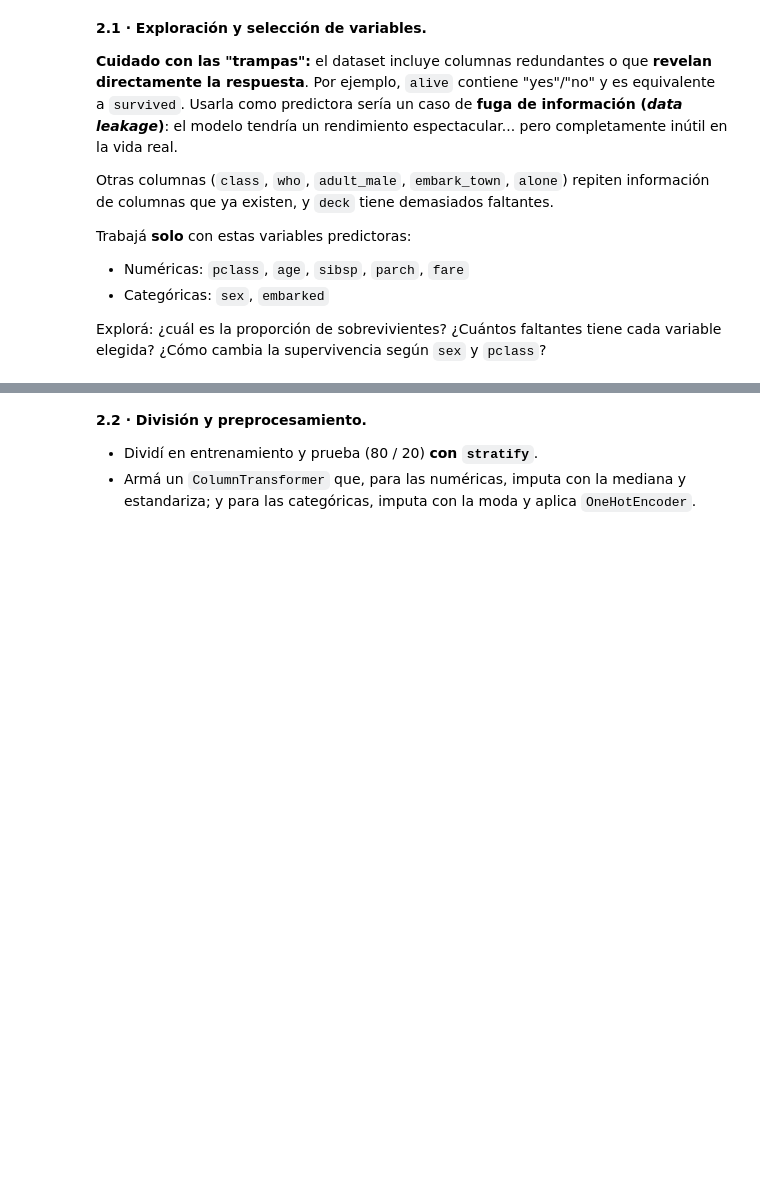
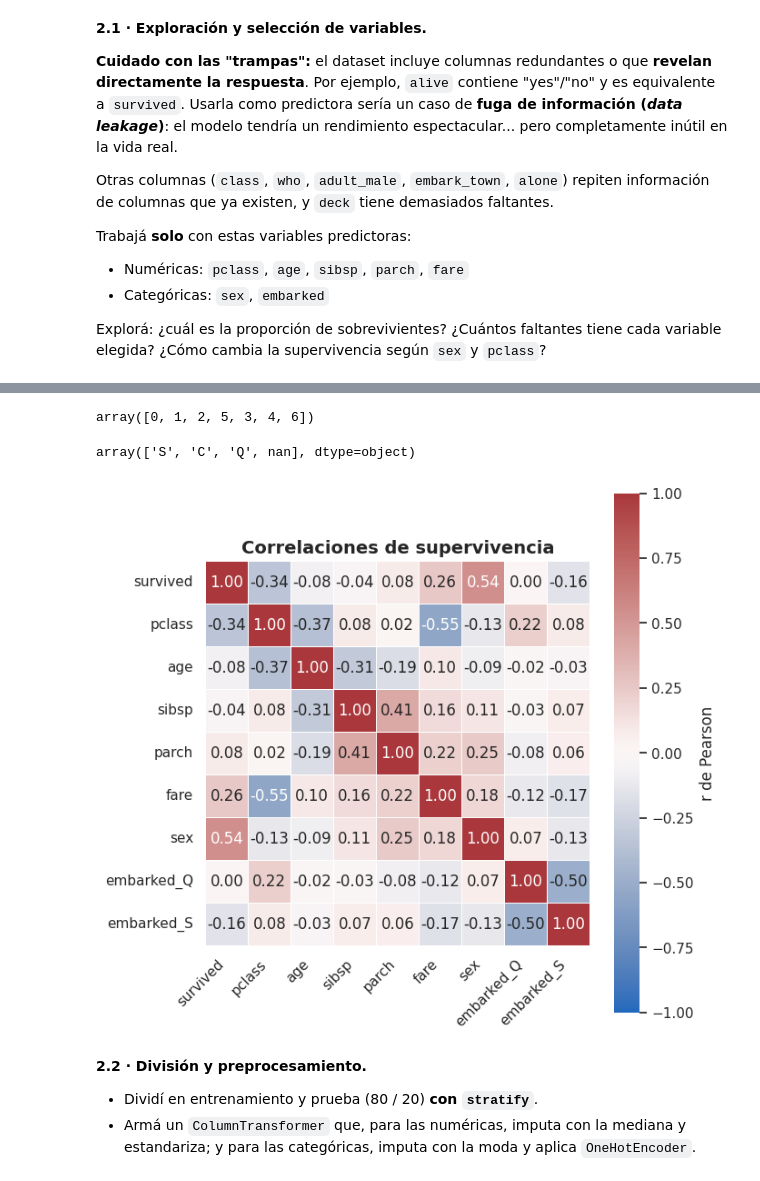
Before and after one commit to SolJosefinaMercado/AprendizajeAutomatico1, a Jupyter notebook: ISSD_Taller_redes_neuronales_sklearn_clasificación.ipynb, the cells around one changed output, grey strips where cells are left out. Saved outputs shown, nothing was run; the diff lists cells and outputs as text; code cells hidden in the pictures; blank space fills up the shorter version.

```diff
--- a/ISSD_Taller_redes_neuronales_sklearn_clasificación.ipynb
+++ b/ISSD_Taller_redes_neuronales_sklearn_clasificación.ipynb
@@ -583,0 +586,7 @@ Explorá: ¿cuál es la proporción de sobrevivientes? ¿Cuántos faltantes tien
+# %%
+# @title
+df_modelo = df_tit.copy()
+df_modelo = df_modelo[['survived','pclass','age','sibsp','parch','fare', 'sex', 'embarked']]
+print(df_modelo.isnull().sum())
+print('-' * 20)
+print(df_modelo.info())
@@ -592,3 +659,46 @@ Explorá: ¿cuál es la proporción de sobrevivientes? ¿Cuántos faltantes tien
+# %%
+# @title
+df_modelo['parch'].unique()
+# %% [output]
+array([0, 1, 2, 5, 3, 4, 6])
+# %%
+# @title
+df_modelo['embarked'].unique()
+# %% [output]
+array(['S', 'C', 'Q', nan], dtype=object)
+# %%
+# @title
+# codifico variables categoricas para poder calcular la correlacion
+df_corr = df_modelo.copy()
+df_corr['sex'] = df_corr['sex'].map({'male': 0, 'female': 1})
+# 'embarked' a numérico mediante codificación One-Hot (variables dummy)
+df_corr = pd.get_dummies(df_corr, columns=['embarked'], drop_first=True, dtype=int)
+
+matriz_corr = df_corr.corr()
+# %%
+# @title
+# variables mas relacionadas a la supervivencia (usando el dataframe codificado)
+
+corr = df_corr.corr()
+
+import seaborn as sns
+import matplotlib.pyplot as plt
+import numpy as np
+
+sns.set_theme(style='white')
+fig, ax = plt.subplots(figsize=(7, 8))
+sns.heatmap(corr, annot=True, fmt='.2f',
+            cmap='vlag', center=0, vmin=-1, vmax=1,
+            square=True, linewidths=0.5,
+            cbar_kws={'shrink': 0.75, 'label': 'r de Pearson'}, ax=ax)
+
+ax.set_title('Correlaciones de supervivencia', fontsize=14, fontweight='bold')
+plt.xticks(rotation=45, ha='right')
+
+plt.tight_layout()
+plt.show()
+# %% [output]
+[figure, added]
 # %% [markdown]
 **2.2 · División y preprocesamiento.**
 - Dividí en entrenamiento y prueba (80 / 20) **con `stratify`**.
```
Also changed, not shown: parts of 29 cells of this notebook.
